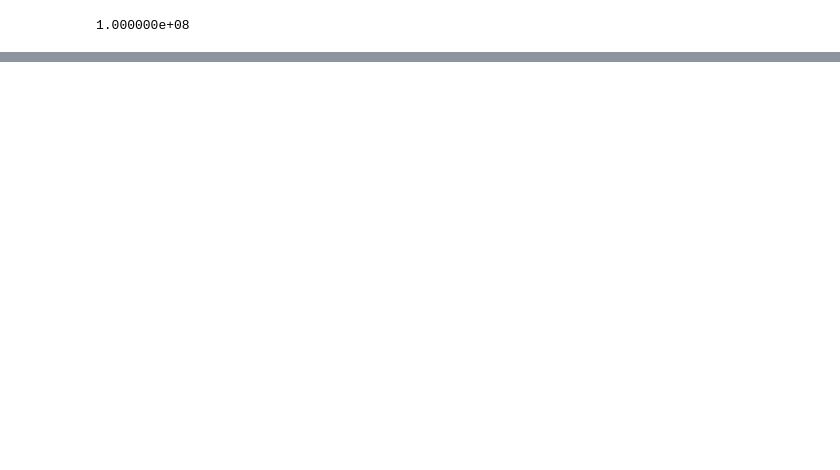
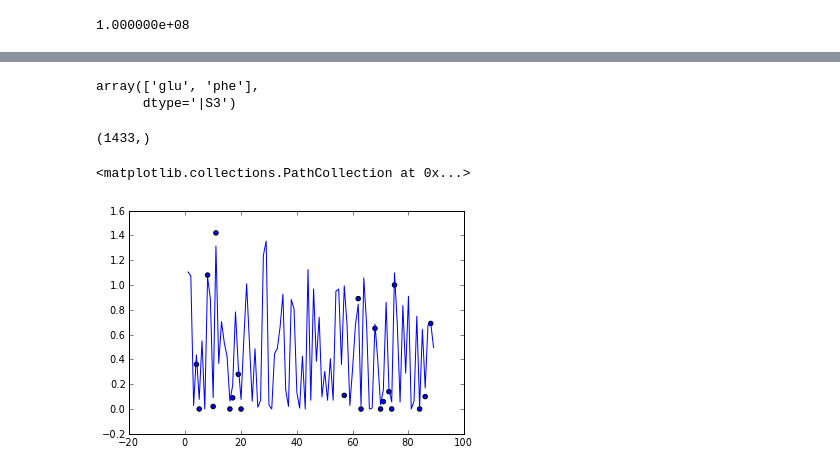
Before and after one commit to schwancr/exchange, a Jupyter notebook: data/data.ipynb, the cells around one changed output, grey strips where cells are left out. Saved outputs shown, nothing was run; the diff lists cells and outputs as text; code cells hidden in the pictures; blank space fills up the shorter version.

```diff
--- a/data/data.ipynb
+++ b/data/data.ipynb
@@ -128,0 +147,34 @@ print '%e'%fpop.RATE_CONSTANTS_INTERP['gln']
+# %%
+res3[np.where(k2(pop) > 1E9)]
+# %% [output]
+array(['glu', 'phe'],
+      dtype='|S3')
+# %%
+p = Trajectory.load_from_pdb('barstarH.pdb')
+
+s = io.loadh('sasa150.h5', 'sasa').flatten()
+print s.shape
+# %% [output]
+(1433,)
+# %%
+an = p['AtomNames']
+
+b = np.ones(p['AtomNames'].shape[0]).astype(bool)
+for c in ['C', 'CA', 'HA', 'O', 'N', 'H']:
+    b = b & (an != c)
+
+res_sasa = []
+for i in np.unique(p['ResidueID']):
+    ind = np.where((p['ResidueID'] == i) & b)
+
+    res_sasa.append(s[ind].sum())
+
+res_sasa = np.array(res_sasa)
+
+rids = np.array([int(r[1:]) for r in res])
+plot(np.arange(1, res_sasa.shape[0] + 1), res_sasa)
+
+scatter(rids, sasa / 100.)
+# %% [output]
+<matplotlib.collections.PathCollection at 0x...>
+[figure, added]
```
Also changed, not shown: parts of 14 cells of this notebook, 9 other files.
